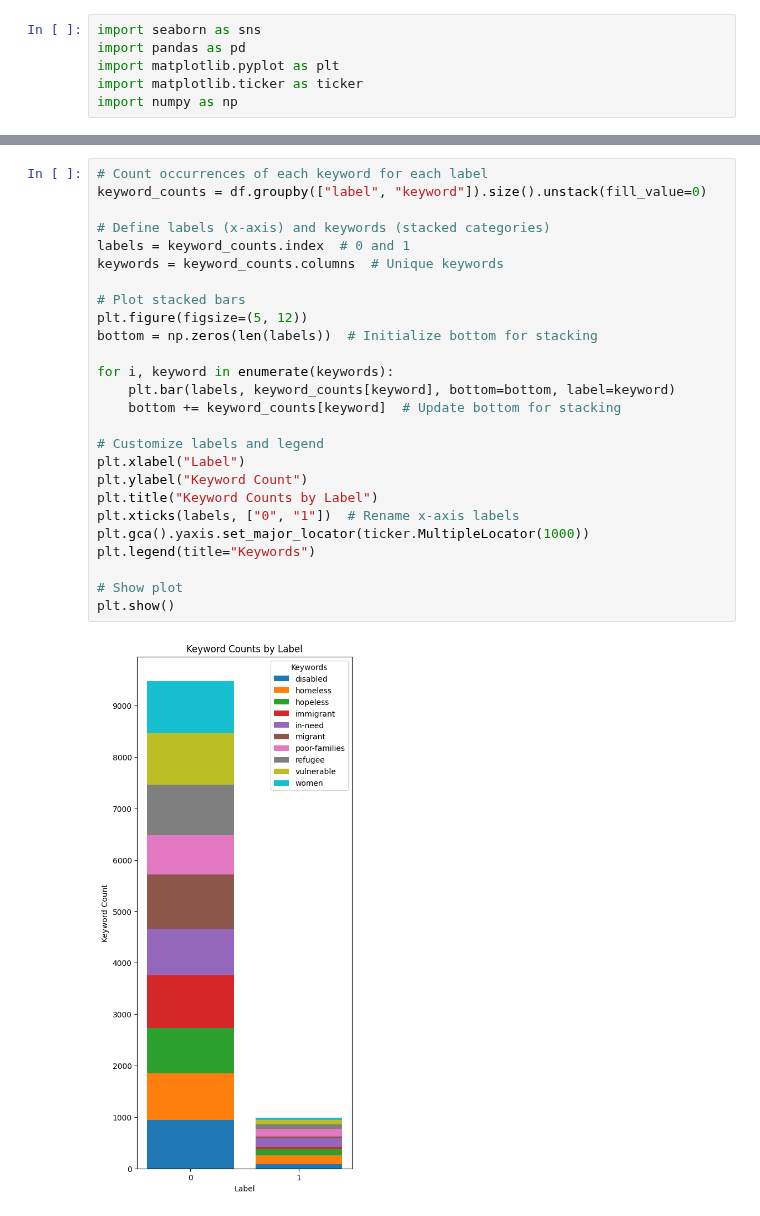
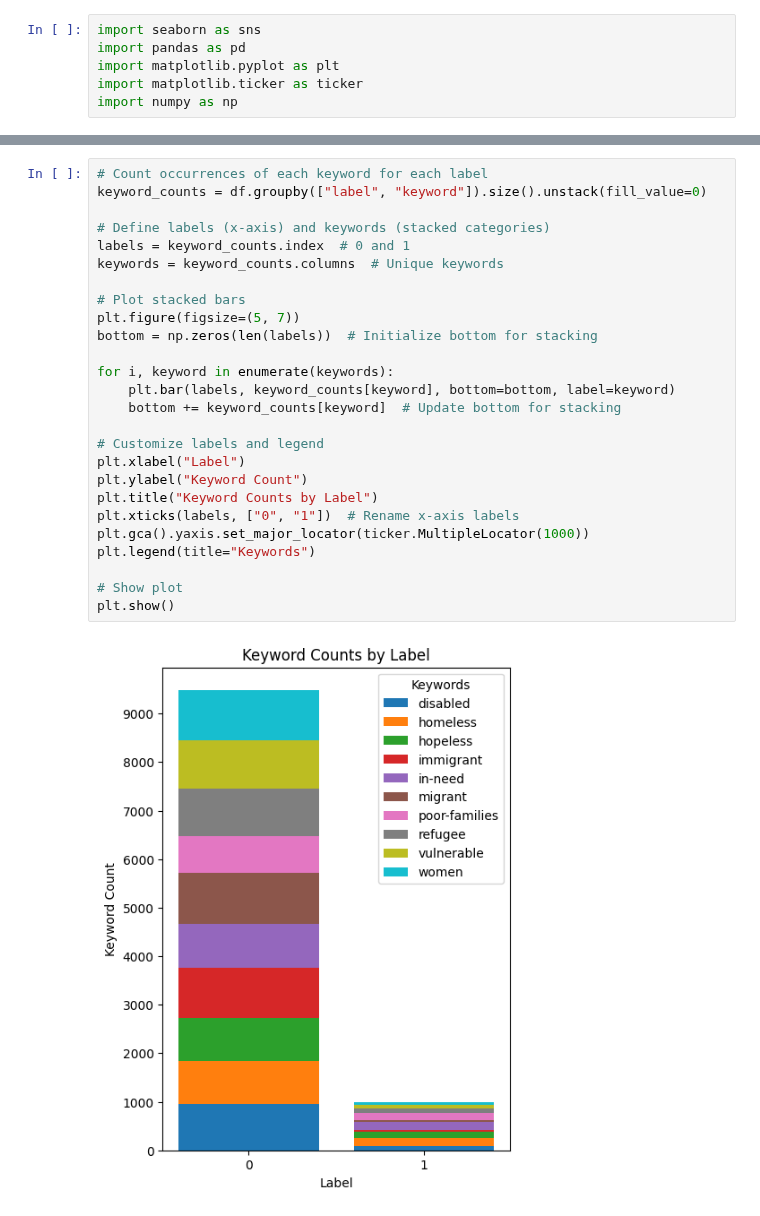
Before and after one commit to mwmlo/nlp-pcl-cw, a Jupyter notebook: class_label_analysis.ipynb, the cells around one changed output, grey strips where cells are left out. Cells and saved outputs as stored; diff of their text form.

```diff
--- a/class_label_analysis.ipynb
+++ b/class_label_analysis.ipynb
@@ -54,31 +54,31 @@ plt.show()
 # %%
 # Count occurrences of each keyword for each label
 keyword_counts = df.groupby(["label", "keyword"]).size().unstack(fill_value=0)
 
 # Define labels (x-axis) and keywords (stacked categories)
 labels = keyword_counts.index  # 0 and 1
 keywords = keyword_counts.columns  # Unique keywords
 
 # Plot stacked bars
-plt.figure(figsize=(5, 12))
+plt.figure(figsize=(5, 7))
 bottom = np.zeros(len(labels))  # Initialize bottom for stacking
 
 for i, keyword in enumerate(keywords):
     plt.bar(labels, keyword_counts[keyword], bottom=bottom, label=keyword)
     bottom += keyword_counts[keyword]  # Update bottom for stacking
 
 # Customize labels and legend
 plt.xlabel("Label")
 plt.ylabel("Keyword Count")
 plt.title("Keyword Counts by Label")
 plt.xticks(labels, ["0", "1"])  # Rename x-axis labels
 plt.gca().yaxis.set_major_locator(ticker.MultipleLocator(1000))
 plt.legend(title="Keywords")
 
 # Show plot
 plt.show()
 # %% [output]
-[figure, old version]
+[figure, new version]
 # %%
 # Count occurrences of each country for each label
 country_counts = df.groupby(["label", "country"]).size().unstack(fill_value=0)
```
Also changed, not shown: parts of 3 cells of this notebook.
